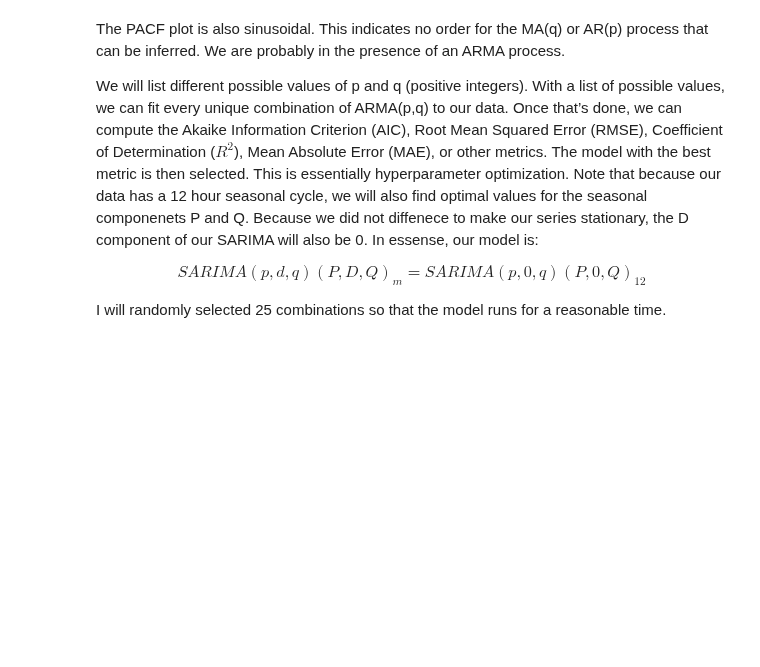
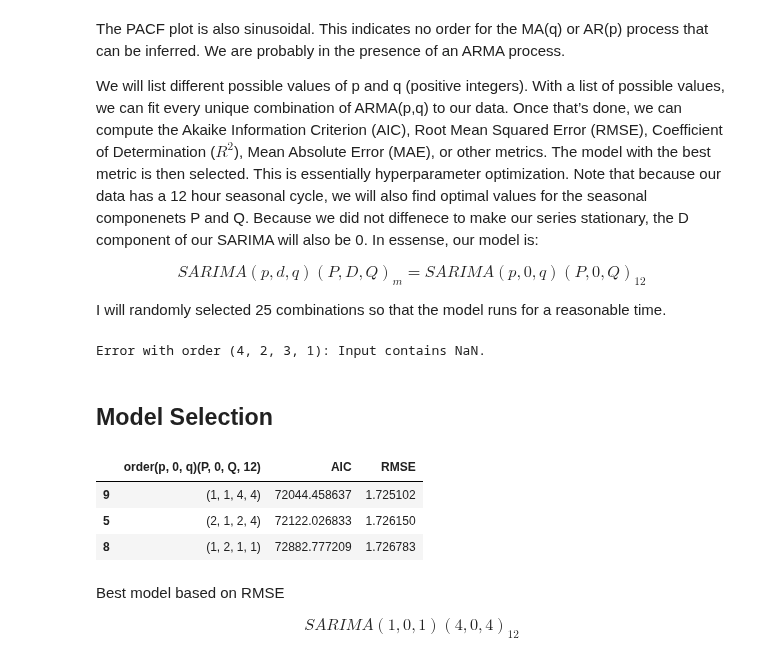
Before and after one commit to Ibrahim-Ola/time-series-python, a Jupyter notebook: SARIMA.ipynb, the cells around one changed output. Drawn from its saved outputs; the diff is of its cells as text; code cells hidden in the pictures; blank space fills up the shorter version.

```diff
--- a/SARIMA.ipynb
+++ b/SARIMA.ipynb
@@ -206,5 +206,7 @@ sarimax_results = sarimax_randomized_grid_search(
     valid_y=val_endo,
     valid_X=val_exo,
     order_list=parameters_list,
-    n_iter=3
+    n_iter=15
 )
+# %% [output]
+Error with order (4, 2, 3, 1): Input contains NaN.
@@ -210,0 +219,13 @@ sarimax_results = sarimax_randomized_grid_search(
+# %% [markdown]
+## Model Selection
+# %%
+sarimax_results.sort_values('RMSE').head(3)
+# %% [output]
+|  | order(p, 0, q)(P, 0, Q, 12) | AIC | RMSE |
+| 9 | (1, 1, 4, 4) | 72044.458637 | 1.725102 |
+| 5 | (2, 1, 2, 4) | 72122.026833 | 1.726150 |
+| 8 | (1, 2, 1, 1) | 72882.777209 | 1.726783 |
+# %% [markdown]
+Best model based on RMSE
+
+$$SARIMA(1,0,1)(4,0,4)_{12}$$
```
Also changed, not shown: parts of 3 cells of this notebook.
